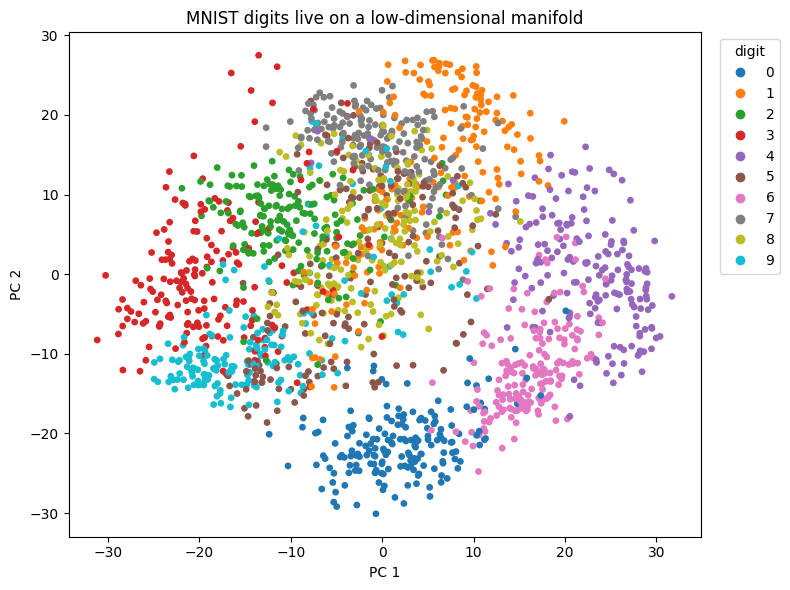
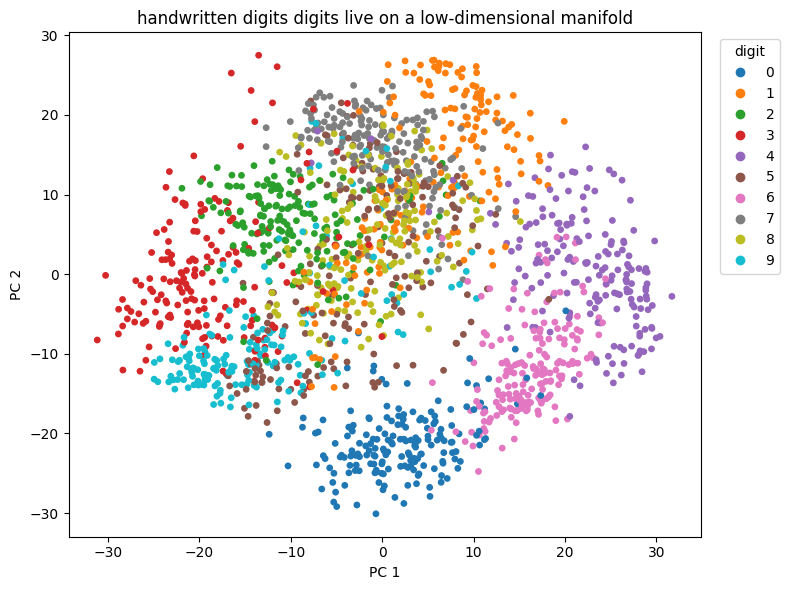
The change to this notebook cell's code, shown as a diff; its figure went from the first image to the second:
--- before
+++ after
@@ -1,6 +1,8 @@
+import matplotlib.pyplot as plt
+
 plt.figure(figsize=(8, 6))
 sc = plt.scatter(X_2d[:, 0], X_2d[:, 1], c=y, cmap="tab10", s=15)
 plt.legend(*sc.legend_elements(), title="digit", bbox_to_anchor=(1.02, 1), loc="upper left")
-plt.title("MNIST digits live on a low-dimensional manifold")
+plt.title("handwritten digits digits live on a low-dimensional manifold")
 plt.xlabel("PC 1"); plt.ylabel("PC 2")
 plt.tight_layout()

Commit: Created using Colab